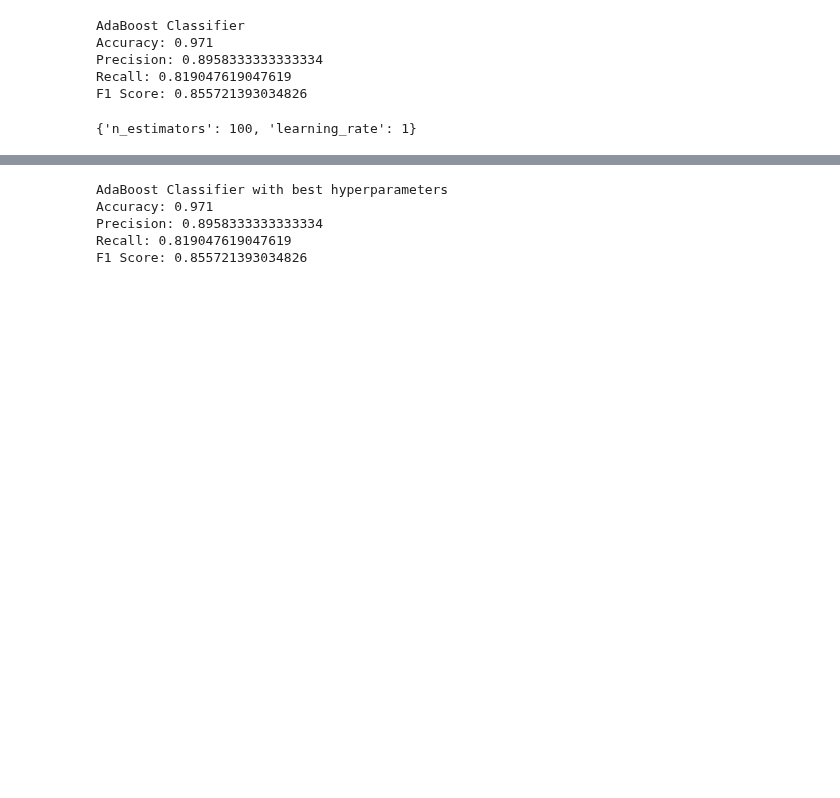
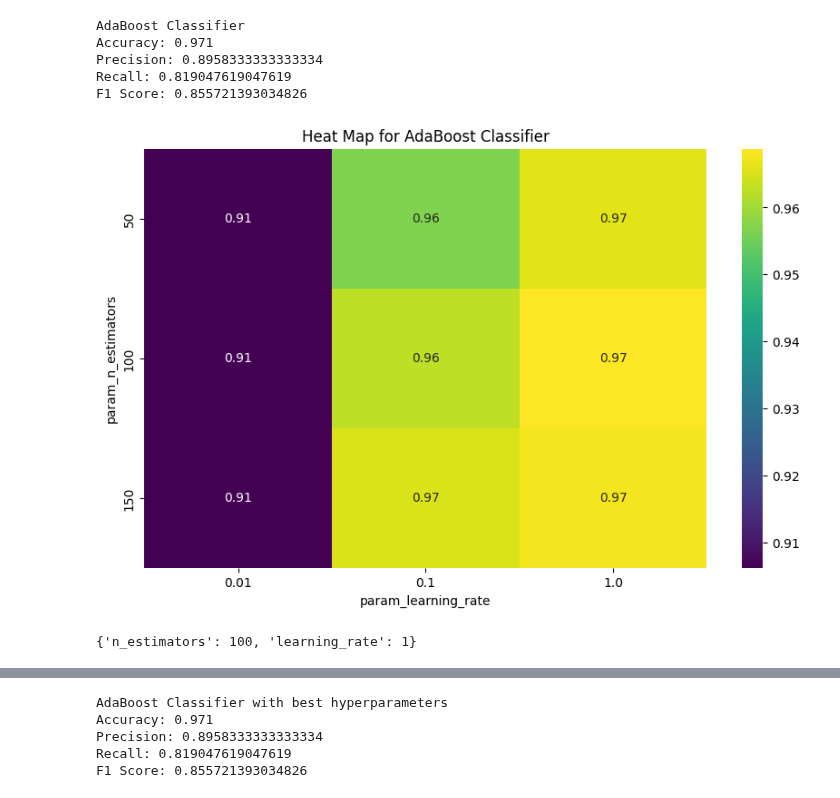
Before and after one commit to yahiaehab10/Ensemble-Models-Comparison, a Jupyter notebook: Bankloan_Dataset.ipynb, the cells around one changed output, grey strips where cells are left out. Drawn from its saved outputs; the diff is of its cells as text; code cells hidden in the pictures; blank space fills up the shorter version.

```diff
--- a/Bankloan_Dataset.ipynb
+++ b/Bankloan_Dataset.ipynb
@@ -241,17 +279,36 @@ param_dist = {
 # %%
 import warnings
 
 # Suppress warnings
 warnings.filterwarnings("ignore")
 
 ada_random_search = RandomizedSearchCV(
     ada_model, param_distributions=param_dist, n_iter=50, cv=3)
 
 ada_random_search.fit(X_train, y_train)
 
-ada_random_search.best_params_
+# Heat map for AdaBoost Classifier
+ada_random_search_results = pd.DataFrame(ada_random_search.cv_results_)
+ada_random_search_results = ada_random_search_results.sort_values(
+    by=["param_n_estimators", "param_learning_rate"]
+)
+
+ada_random_search_results_pivot = ada_random_search_results.pivot_table(
+    index="param_n_estimators",
+    columns="param_learning_rate",
+    values="mean_test_score",
+)
+
+plt.figure(figsize=(10, 6))
+sns.heatmap(ada_random_search_results_pivot, annot=True, cmap="viridis")
+plt.title("Heat Map for AdaBoost Classifier")
+plt.show()
 # %% [output]
-{'n_estimators': 100, 'learning_rate': 1}
+[figure, added]
+# %%
+ada_random_search.best_params_
+# %% [output]
+{'n_estimators': 100, 'learning_rate': 1}
 # %%
 import warnings
 
```
Also changed, not shown: parts of 11 cells of this notebook.
